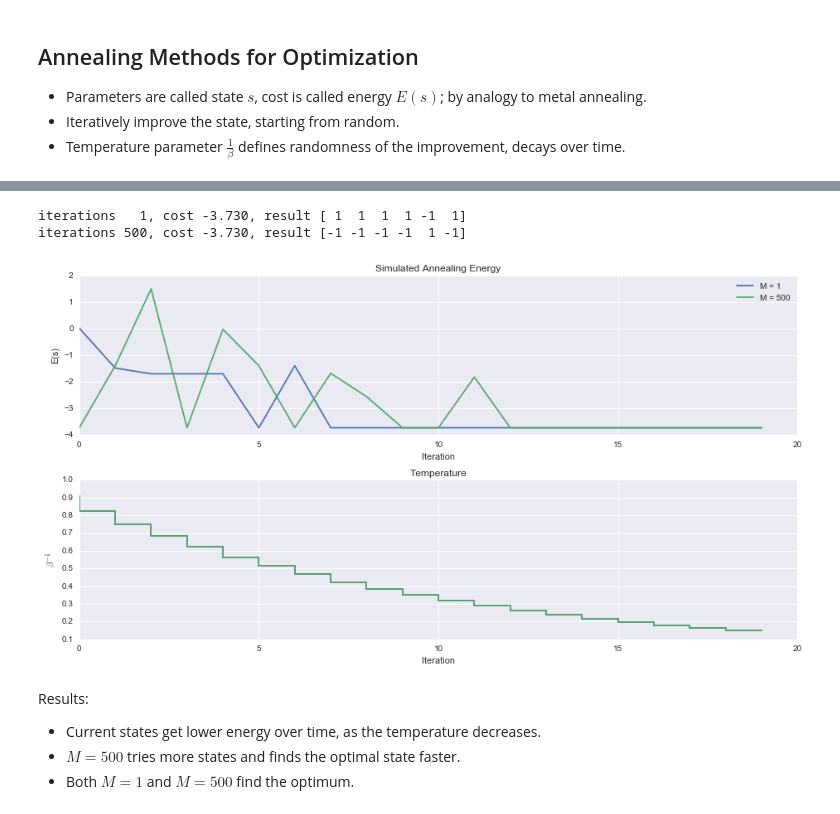
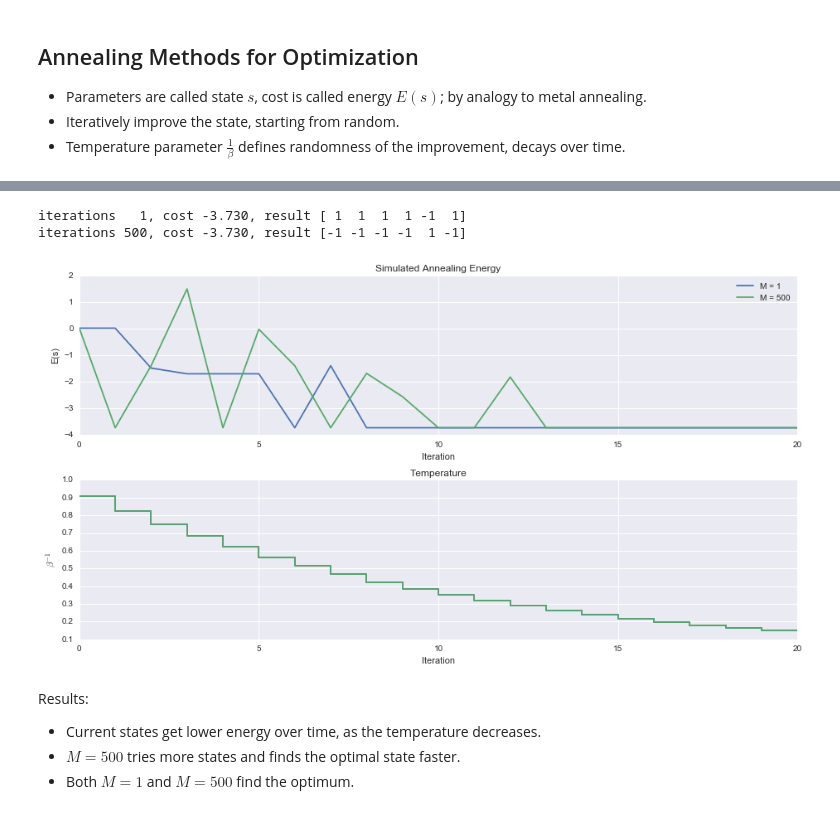
Before and after one commit to danijar/course-machine-intelligence-2, a Jupyter notebook: EX9/EX9-TheNebenhoerers.ipynb, the cells around one changed output, grey strips where cells are left out. Saved outputs shown, nothing was run; the diff lists cells and outputs as text; code cells hidden in the pictures.

```diff
--- a/EX9/EX9-TheNebenhoerers.ipynb
+++ b/EX9/EX9-TheNebenhoerers.ipynb
@@ -81,6 +81,8 @@ class Annealing:
         self._init_random()
         costs, betas = [], []
         state = self._initial_state(weight.shape[0])
+        costs.append(self._energy(state, weight))
+        betas.append(beta)
         for _ in range(epochs):
             state = self._update(state, weight, beta, **kwargs)
             costs.append(self._energy(state, weight))
@@ -117,40 +119,45 @@ Example:
 ![](https://upload.wikimedia.org/wikipedia/commons/d/d5/Hill_Climbing_with_Simulated_Annealing.gif)
 # %%
 class SimulatedAnnealing(Annealing):
+
+    def __init__(self, epsilon=1e-5, **kwargs):
+        super().__init__(**kwargs)
+        self._epsilon = epsilon
+        self._conv_iters = []
 
     def _update(self, state, weight, beta, iters=1):
         for _ in range(iters):
             node = self._random.randint(0, state.shape[0])
             delta_energy = -2 * self._local_energy(state, weight, node)
             probability = self._probability(delta_energy, beta)
             if self._random.rand() < probability:
-                state[node] *= -1
+                state[node] *=  -1
         return state
 
     @staticmethod
     def _probability(delta_energy, beta):
         return 1 / (1 + np.e ** (beta * delta_energy))
 
     @staticmethod
     def _local_energy(state, weight, node):
         return -0.5 * (state[node] * state * weight[node]).sum()
 
 
 def main():
     weight = random_weight(6)
     annealing = SimulatedAnnealing()
     plot = EnergyPlot('Simulated Annealing')
     for iters in (1, 500):
         state, costs, betas = annealing(weight, epochs=20, beta=1.1, tau=1.1, iters=iters)
         plot(costs, betas, 'M = {}'.format(iters))
         print('iterations {:>3}, cost {:5.3f}, result {}'.format(iters, costs[-1], state))
     plot.show()
 
 main()
 # %% [output]
 iterations   1, cost -3.730, result [ 1  1  1  1 -1  1]
 iterations 500, cost -3.730, result [-1 -1 -1 -1  1 -1]
-[figure, old version]
+[figure, new version]
 # %% [markdown]
 Results:
 
```
Also changed, not shown: parts of 3 cells of this notebook.
